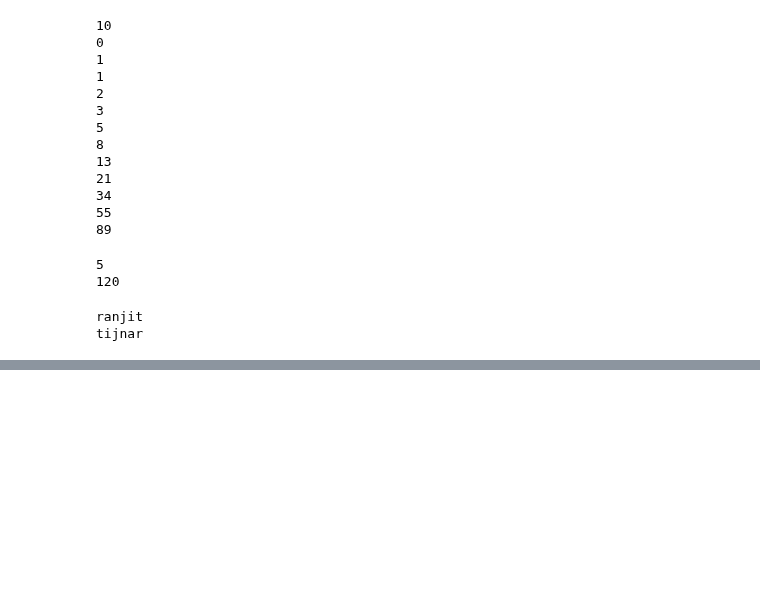
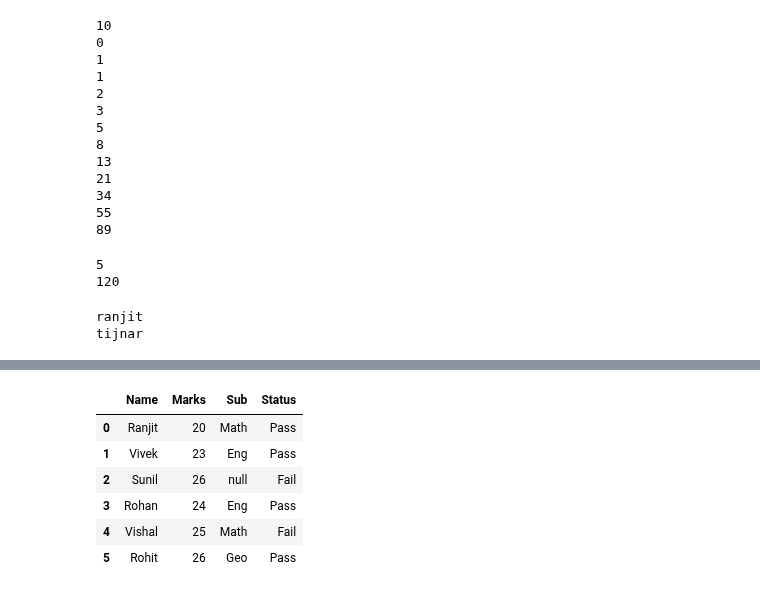
Before and after one commit to Ranjitghadge/Python-Practice, a Jupyter notebook: Python_Practice.ipynb, the cells around one changed output, grey strips where cells are left out. Drawn from its saved outputs; the diff is of its cells as text; code cells hidden in the pictures; blank space fills up the shorter version.

```diff
--- a/Python_Practice.ipynb
+++ b/Python_Practice.ipynb
@@ -3271,0 +3373,10 @@ tijnar
+# %%
+df
+# %% [output]
+|  | Name | Marks | Sub | Status |
+| 0 | Ranjit | 20 | Math | Pass |
+| 1 | Vivek | 23 | Eng | Pass |
+| 2 | Sunil | 26 | null | Fail |
+| 3 | Rohan | 24 | Eng | Pass |
+| 4 | Vishal | 25 | Math | Fail |
+| 5 | Rohit | 26 | Geo | Pass |
```
Also changed, not shown: parts of 20 cells of this notebook.
